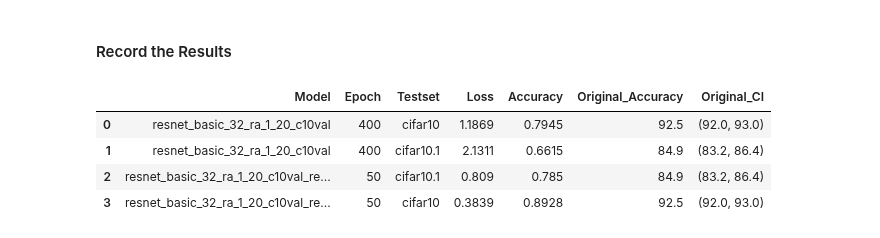
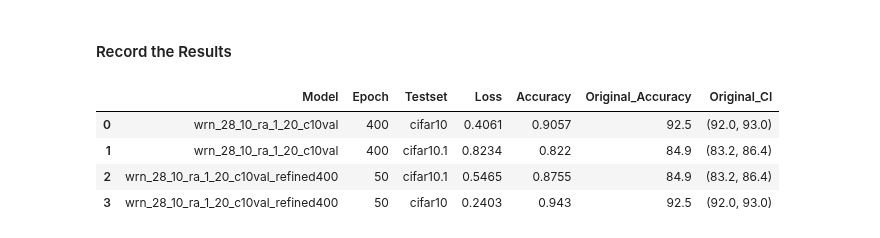
Before and after one commit to danzisar/w210-capstone, a Jupyter notebook: aws-notebooks/wrn_28_10_ra_1_20_c10val.ipynb, the cells around one changed output. Cells and saved outputs as stored; diff of their text form; code cells hidden in the pictures.

```diff
--- a/aws-notebooks/wrn_28_10_ra_1_20_c10val.ipynb
+++ b/aws-notebooks/wrn_28_10_ra_1_20_c10val.ipynb
@@ -153,28 +153,28 @@ CIFAR 10.1
 # %%
 import pandas as pd
 model = 'wrn_28_10_ra_1_20_c10val'
 model_refined = model + '_refined400'
 
-a = pd.Series([model, 400, 'cifar10', ])
-c = pd.Series([model, 400, 'cifar10.1', ])
+a = pd.Series([model, 400, 'cifar10', 0.4061, 0.9057])
+c = pd.Series([model, 400, 'cifar10.1', 0.8234, 0.8220])
 
-e = pd.Series([model_refined, 50, 'cifar10.1', ])
-f = pd.Series([model_refined, 50, 'cifar10', ])
+e = pd.Series([model_refined, 50, 'cifar10.1', 0.5465, 0.8755])
+f = pd.Series([model_refined, 50, 'cifar10', 0.2403, 0.9430])
 
 df_results = pd.concat([a,c,e,f], axis=1).T
 df_results.columns = ['Model', 'Epoch', 'Testset', 'Loss', 'Accuracy']
 
 df_results['Original_Accuracy'] = df_results.apply((lambda row: 92.5 if row[2] == 'cifar10' else 84.9), axis=1)
 df_results['Original_CI'] = df_results.apply((lambda row: (92.0, 93.0) if row[2] == 'cifar10' else (83.2, 86.4)), axis=1)
 
 df_results.to_csv('/home/ec2-user/SageMaker/experiments/' + model + '/results.csv')
 df_results
 # %% [output]
 |  | Model | Epoch | Testset | Loss | Accuracy | Original_Accuracy | Original_CI |
-| 0 | resnet_basic_32_ra_1_20_c10val | 400 | cifar10 | 1.1869 | 0.7945 | 92.5 | (92.0, 93.0) |
-| 1 | resnet_basic_32_ra_1_20_c10val | 400 | cifar10.1 | 2.1311 | 0.6615 | 84.9 | (83.2, 86.4) |
-| 2 | resnet_basic_32_ra_1_20_c10val_re... | 50 | cifar10.1 | 0.809 | 0.785 | 84.9 | (83.2, 86.4) |
-| 3 | resnet_basic_32_ra_1_20_c10val_re... | 50 | cifar10 | 0.3839 | 0.8928 | 92.5 | (92.0, 93.0) |
+| 0 | wrn_28_10_ra_1_20_c10val | 400 | cifar10 | 0.4061 | 0.9057 | 92.5 | (92.0, 93.0) |
+| 1 | wrn_28_10_ra_1_20_c10val | 400 | cifar10.1 | 0.8234 | 0.822 | 84.9 | (83.2, 86.4) |
+| 2 | wrn_28_10_ra_1_20_c10val_refined400 | 50 | cifar10.1 | 0.5465 | 0.8755 | 84.9 | (83.2, 86.4) |
+| 3 | wrn_28_10_ra_1_20_c10val_refined400 | 50 | cifar10 | 0.2403 | 0.943 | 92.5 | (92.0, 93.0) |
 # %%
 # Upload the model checkpoints, configs, and results to S3
 bucket='sagemaker-june29'
```
Also changed, not shown: parts of 7 cells of this notebook.
